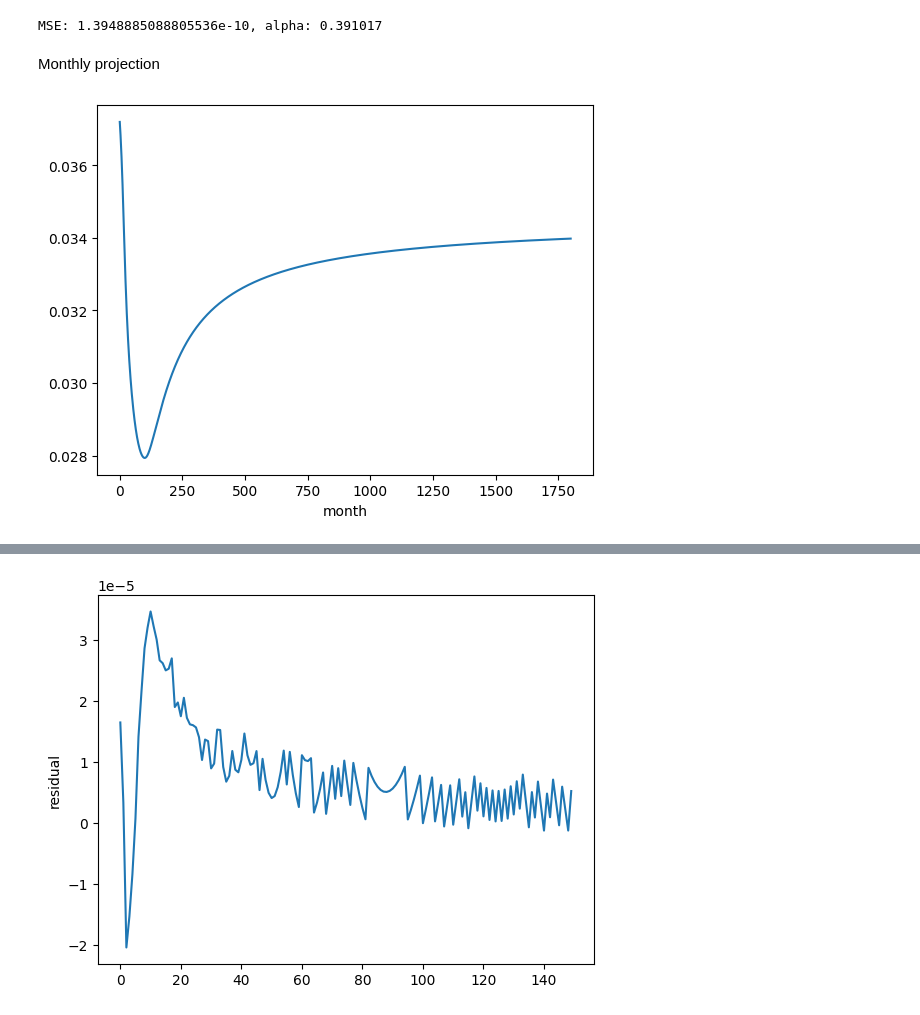
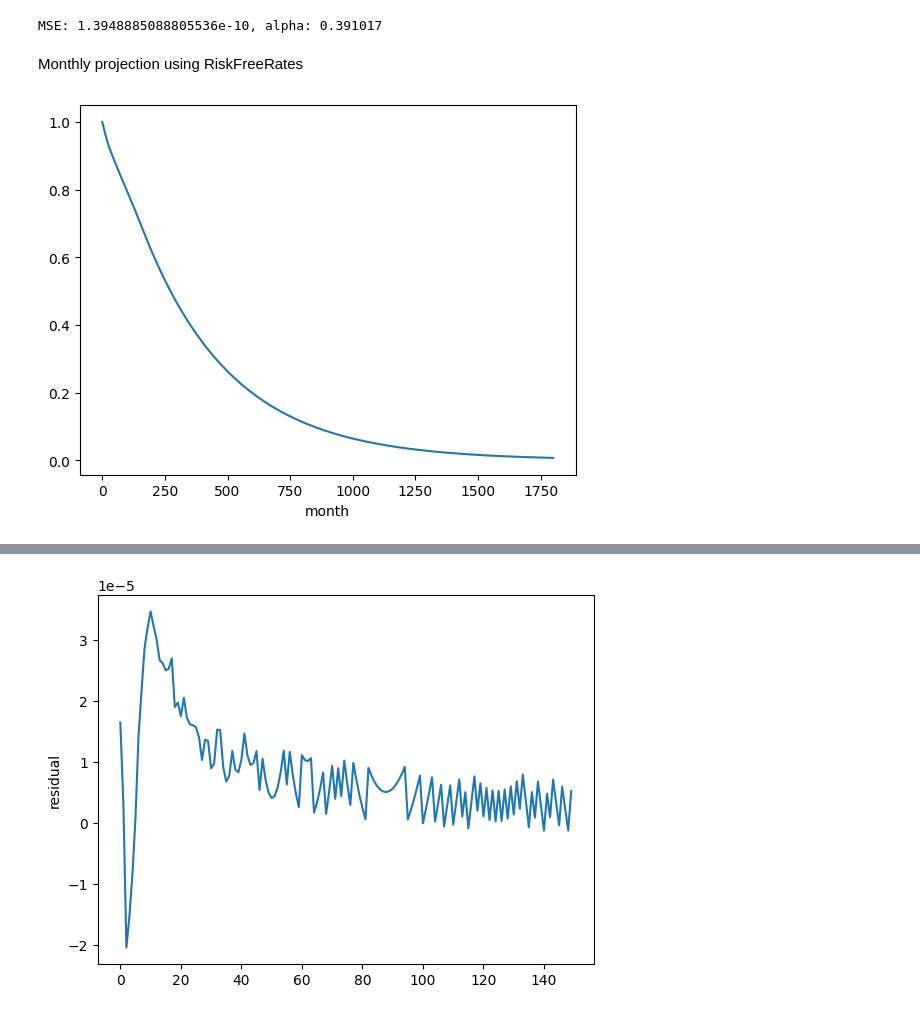
Before and after one commit to holmen1/smith-wilson-par, a Jupyter notebook: smith-wilson-par/demo.ipynb, the cells around one changed output, grey strips where cells are left out. Saved outputs shown, nothing was run; the diff lists cells and outputs as text; code cells hidden in the pictures.

```diff
--- a/smith-wilson-par/demo.ipynb
+++ b/smith-wilson-par/demo.ipynb
@@ -5,5 +6,5 @@ from api.smithwilson import RiskFreeRates
 # %%
-sek_swap_20230531 = np.array([0.03955, 0.0363, 0.033716, 0.03193, 0.030886, 0.03019, 0.02976, 0.02944, 0.02924, 0.02917])
+sek_swap_20230531 = np.array([0.0363, 0.033716, 0.030886, 0.02917])
 # %%
 CRA = 0.001
 maturities = np.array([2, 3, 5, 10])
@@ -52,4 +60,4 @@ print(f'MSE: {mse2}, alpha: {alpha2}')
 # %% [output]
 MSE: 1.3948885088805536e-10, alpha: 0.391017
 # %% [markdown]
-Monthly projection
+Monthly projection using RiskFreeRates
@@ -58,2 +64,2 @@ projection_monthly = np.arange(1, 151, 1/12).round(6)
 # %%
-RFR_monthly = RiskFreeRates(rates, maturities, projection_monthly, ufr, convergence_maturity, tol, None)
+RFR = RiskFreeRates(sek_swap_20230531, maturities, projection, ufr, convergence_maturity, tol, CRA, None)
@@ -62,6 +66,8 @@ alpha_m, r_m = RFR_monthly.result
+# %%
+alpha_monthly, price_monthly, r_monthly = RFR.monthly()
 # %%
-plt.plot(r_m)
+plt.plot(price_monthly)
 plt.xlabel('month')
 plt.show()
 # %% [output]
-[figure, old version]
+[figure, new version]
```
Also changed, not shown: parts of 19 cells of this notebook, 7 other files.
